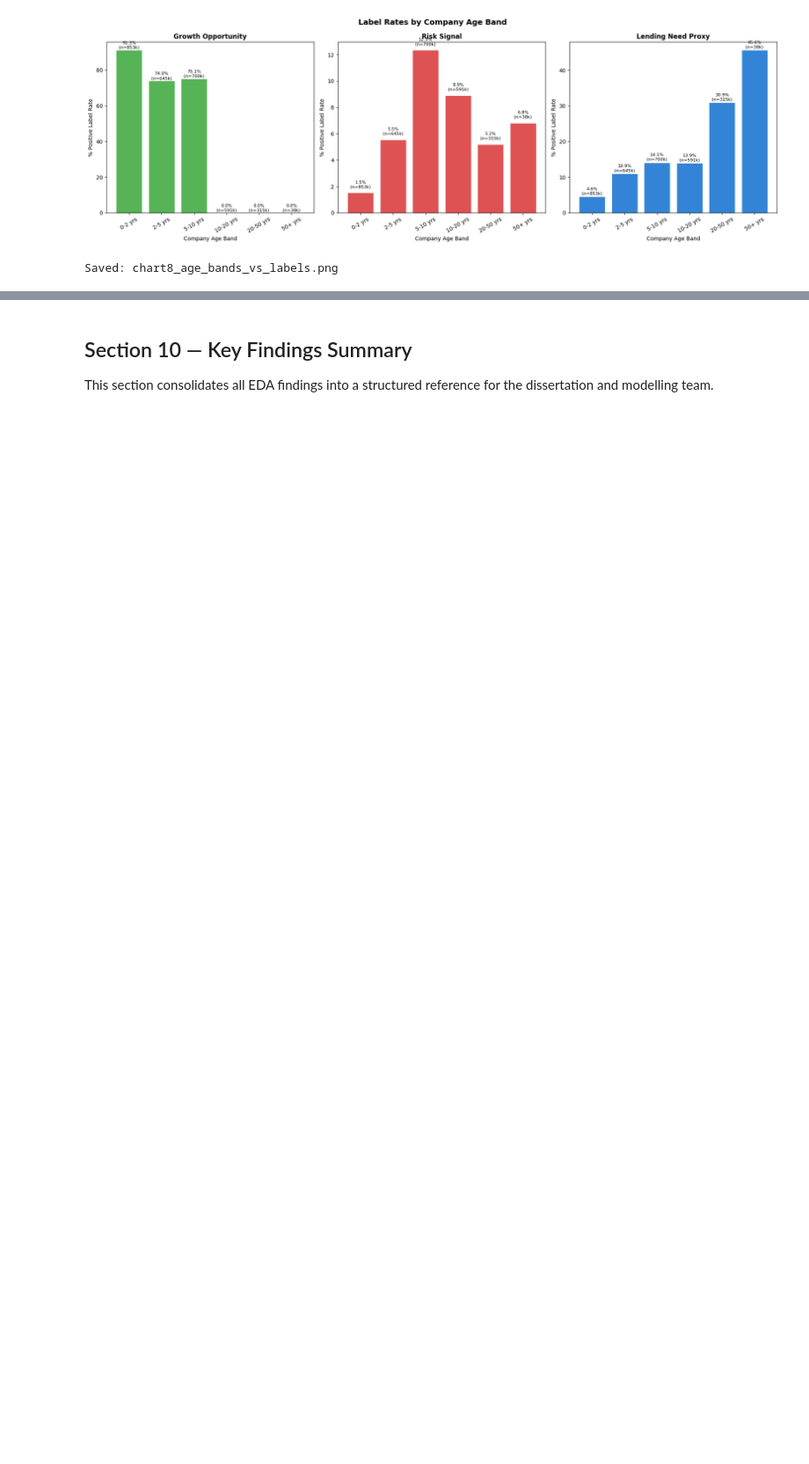
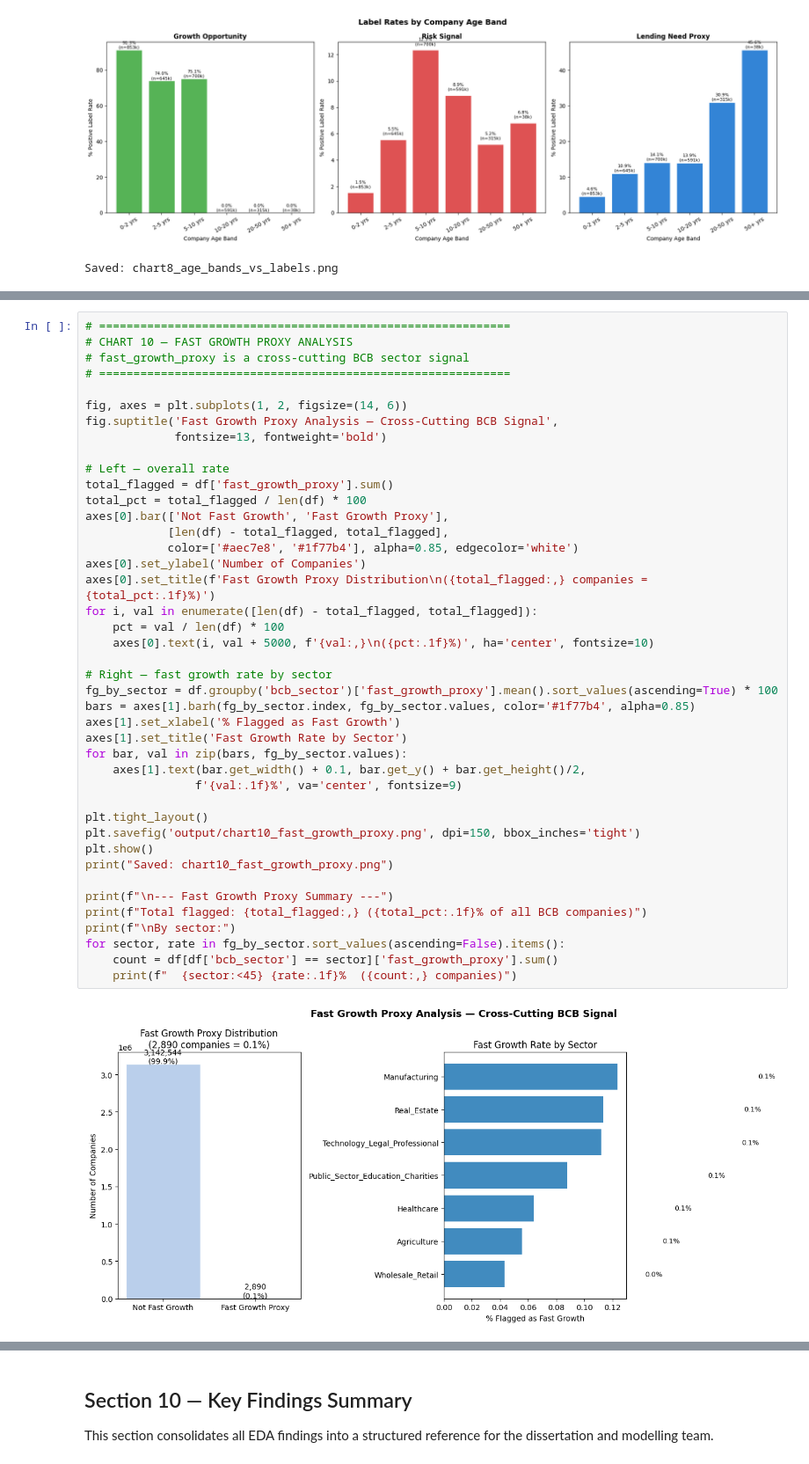
Before and after one commit to Vishwatejkhot/Lloyds_project_group33, a Jupyter notebook: eda_and_cleaning.ipynb, the cells around one changed output, grey strips where cells are left out. Shown at 88% size. Saved outputs shown, nothing was run; the diff lists cells and outputs as text; blank space fills up the shorter version.

```diff
--- a/eda_and_cleaning.ipynb
+++ b/eda_and_cleaning.ipynb
@@ -555,0 +641,44 @@ Saved: chart8_age_bands_vs_labels.png
+# %%
+# ============================================================
+# CHART 10 — FAST GROWTH PROXY ANALYSIS
+# fast_growth_proxy is a cross-cutting BCB sector signal
+# ============================================================
+
+fig, axes = plt.subplots(1, 2, figsize=(14, 6))
+fig.suptitle('Fast Growth Proxy Analysis — Cross-Cutting BCB Signal',
+             fontsize=13, fontweight='bold')
+
+# Left — overall rate
+total_flagged = df['fast_growth_proxy'].sum()
+total_pct = total_flagged / len(df) * 100
+axes[0].bar(['Not Fast Growth', 'Fast Growth Proxy'],
+            [len(df) - total_flagged, total_flagged],
+            color=['#aec7e8', '#1f77b4'], alpha=0.85, edgecolor='white')
+axes[0].set_ylabel('Number of Companies')
+axes[0].set_title(f'Fast Growth Proxy Distribution\n({total_flagged:,} companies = {total_pct:.1f}%)')
+for i, val in enumerate([len(df) - total_flagged, total_flagged]):
+    pct = val / len(df) * 100
+    axes[0].text(i, val + 5000, f'{val:,}\n({pct:.1f}%)', ha='center', fontsize=10)
+
+# Right — fast growth rate by sector
+fg_by_sector = df.groupby('bcb_sector')['fast_growth_proxy'].mean().sort_values(ascending=True) * 100
+bars = axes[1].barh(fg_by_sector.index, fg_by_sector.values, color='#1f77b4', alpha=0.85)
+axes[1].set_xlabel('% Flagged as Fast Growth')
+axes[1].set_title('Fast Growth Rate by Sector')
+for bar, val in zip(bars, fg_by_sector.values):
+    axes[1].text(bar.get_width() + 0.1, bar.get_y() + bar.get_height()/2,
+                f'{val:.1f}%', va='center', fontsize=9)
+
+plt.tight_layout()
+plt.savefig('output/chart10_fast_growth_proxy.png', dpi=150, bbox_inches='tight')
+plt.show()
+print("Saved: chart10_fast_growth_proxy.png")
+
+print(f"\n--- Fast Growth Proxy Summary ---")
+print(f"Total flagged: {total_flagged:,} ({total_pct:.1f}% of all BCB companies)")
+print(f"\nBy sector:")
+for sector, rate in fg_by_sector.sort_values(ascending=False).items():
+    count = df[df['bcb_sector'] == sector]['fast_growth_proxy'].sum()
+    print(f"  {sector:<45} {rate:.1f}%  ({count:,} companies)")
+# %% [output]
+[figure, added]
```
Also changed, not shown: parts of 6 cells of this notebook, 3 other files.
